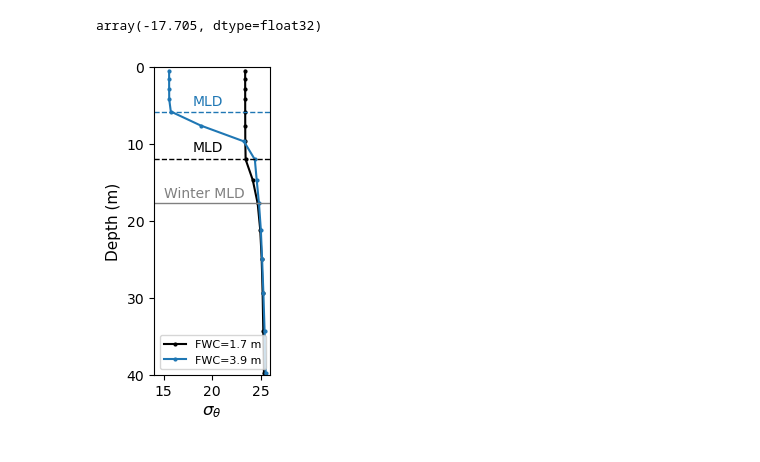
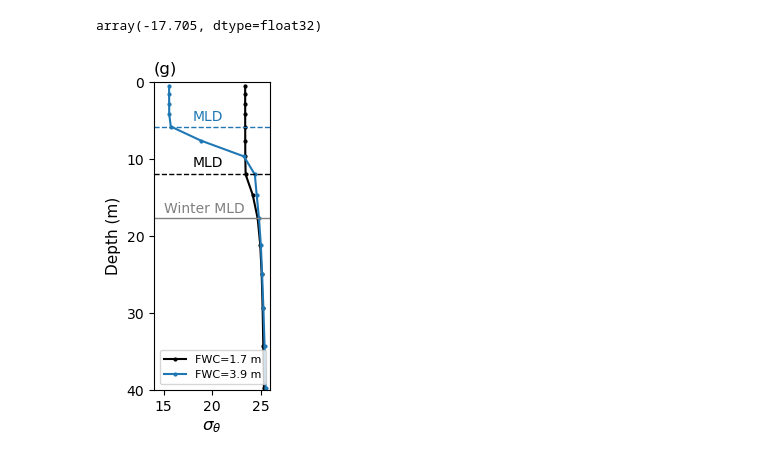
Before and after one commit to mjzahn/SASSIE_ECCO_salinity_stratification, a Jupyter notebook: notebooks/stratification_analyses/manuscript_figs/plot_vertical_profiles.ipynb, the cells around one changed output. Drawn from its saved outputs; the diff is of its cells as text; code cells hidden in the pictures.

```diff
--- a/notebooks/stratification_analyses/manuscript_figs/plot_vertical_profiles.ipynb
+++ b/notebooks/stratification_analyses/manuscript_figs/plot_vertical_profiles.ipynb
@@ -117,32 +117,33 @@ array(-17.705, dtype=float32)
 plt.rcParams['font.size'] = 10
 
 fig, ax = plt.subplots(1,1,figsize=[1.5,4])
 
 sigma.sel(time='2015-10-01',i=660,j=130).plot(ax=ax, y='Z',marker='o',color='k',markersize=2,label='FWC=1.7 m');
 sigma.sel(time='2015-10-01',i=560,j=200).plot(ax=ax, y='Z',marker='o',color='tab:blue',markersize=2,label='FWC=3.9 m');
 
 # surface MLD
 ax.axhline(y=mld_da.sel(time='2015-10-01',i=660,j=130).values*-1,linestyle='dashed',color='k',linewidth=1)
 ax.axhline(y=mld_da.sel(time='2015-10-01',i=560,j=200).values*-1,linestyle='dashed',color='tab:blue',linewidth=1)
 
 # winter MLD
 ax.axhline(y=sigma.isel(k=9).Z.values,color='gray',linewidth=1)
 
 # add text
 ax.text(18,5,'MLD',size=10,color='tab:blue')
 ax.text(18,11,'MLD',size=10,color='k')
 ax.text(15,17,'Winter MLD',size=10,color='gray')
+ax.set_title("")
+ax.set_title('(g)',loc='left',size=12)
 
 ax.set_yticks([0,10,20,30,40])
 
 ax.legend(fontsize=8)
-ax.set_title("")
 ax.set_ylabel("Depth (m)",size=11)
 ax.set_xlabel(r"$\sigma_{\theta}$",size=12)
 ax.set_ylim(40,0)
 ax.set_xlim(14,26);
 
 fig.savefig('/home/jpluser/git_repos/SASSIE_ECCO_salinity_stratification/figures/ex_profiles.png', \
             dpi=300, bbox_inches='tight')
 # %% [output]
-[figure, old version]
+[figure, new version]
```
